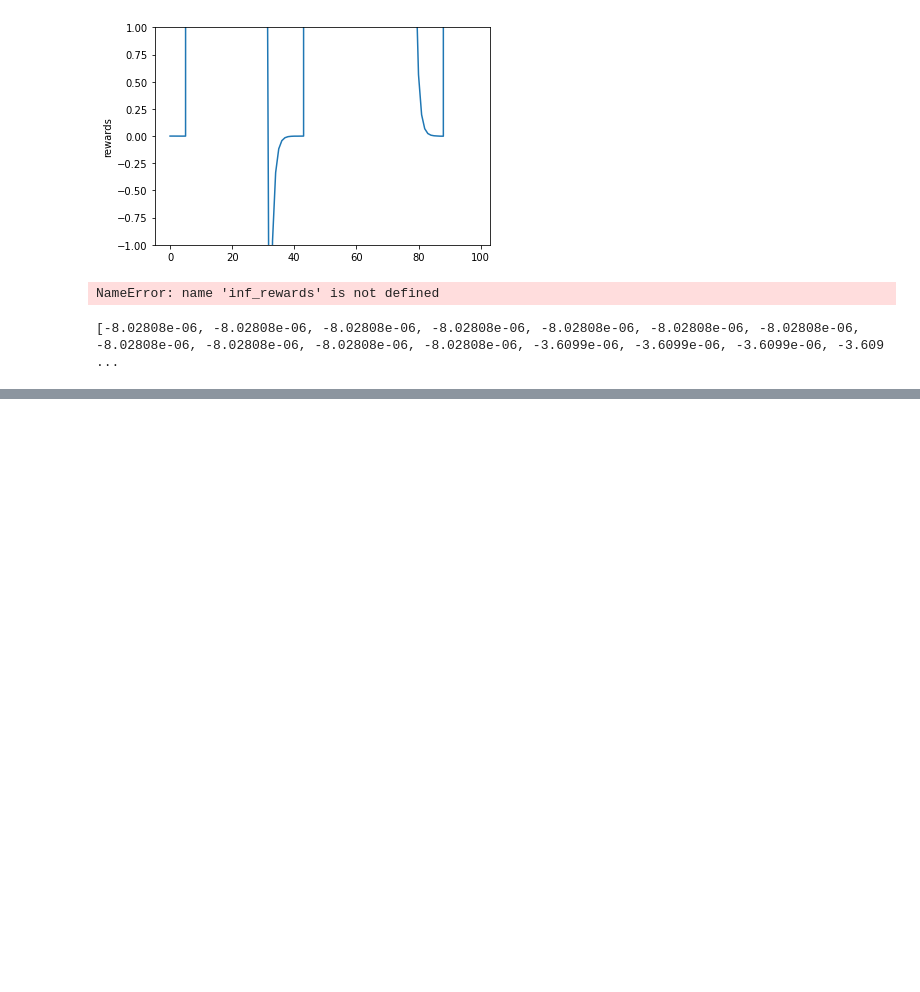
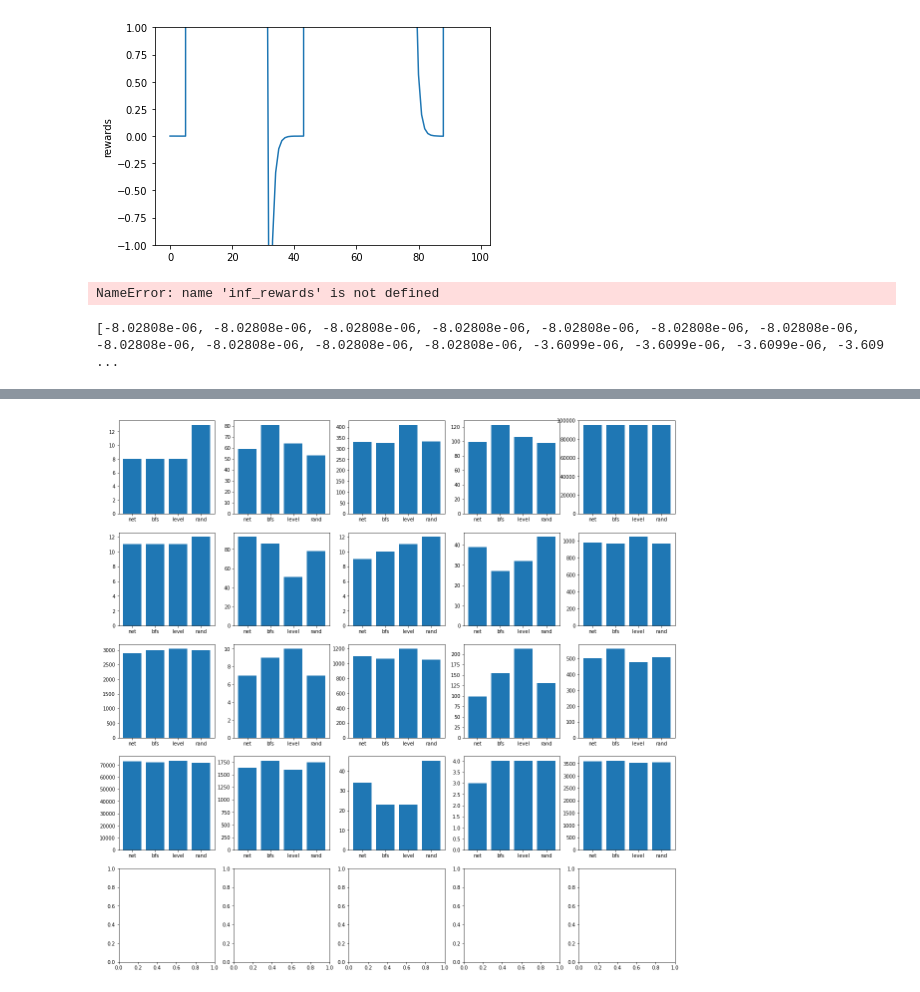
Before and after one commit to ianlienfa/BBGym-RL, a Jupyter notebook: src/eval.ipynb, the cells around one changed output, grey strips where cells are left out. Saved outputs shown, nothing was run; the diff lists cells and outputs as text; code cells hidden in the pictures; blank space fills up the shorter version.

```diff
--- a/src/eval.ipynb
+++ b/src/eval.ipynb
@@ -119,0 +125,5 @@ testing(test_directory_path)
+# %%
+test_directory_path = "../build/1659317140/"
+testing(test_directory_path)
+# %% [output]
+[figure, added]
```
Also changed, not shown: parts of 3 cells of this notebook, 3 other files.
